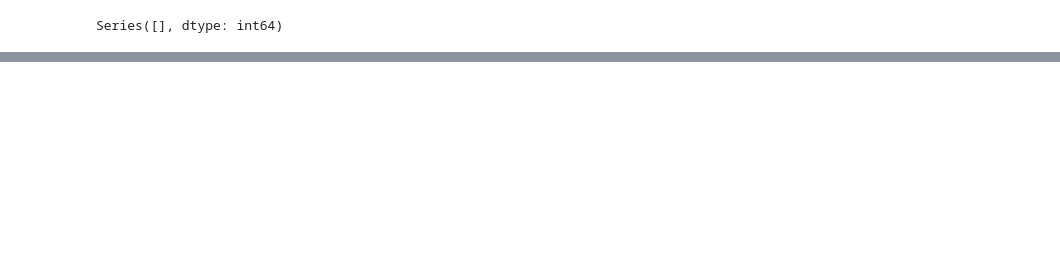
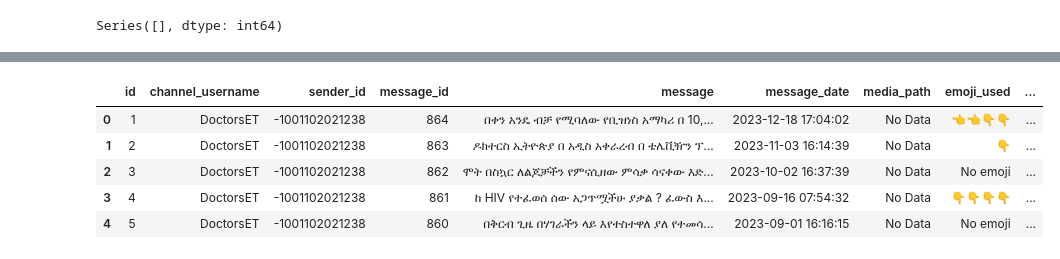
Before and after one commit to Nahom-ketsela/kaim-week-07, a Jupyter notebook: notebook/data_cleaning.ipynb, the cells around one changed output, grey strips where cells are left out. Saved outputs shown, nothing was run; the diff lists cells and outputs as text; code cells hidden in the pictures; blank space fills up the shorter version.

```diff
--- a/notebook/data_cleaning.ipynb
+++ b/notebook/data_cleaning.ipynb
@@ -70,0 +74,2 @@ save_cleaned_data(df_cleaned, "../data/cleaned_telegram_data.csv")
+# %%
+engine = get_db_connection()
@@ -70,0 +141,13 @@ save_cleaned_data(df_cleaned, "../data/cleaned_telegram_data.csv")
+# %%
+#verifying insert
+query = "SELECT * FROM telegram_messages LIMIT 5;"
+df_pg = pd.read_sql(query, engine)
+
+df_pg
+# %% [output]
+|  | id | channel_username | sender_id | message_id | message | message_date | media_path | emoji_used | ... |
+| 0 | 1 | DoctorsET | -1001102021238 | 864 | በቀን አንዴ ብቻ የሚባለው የቢዝነስ አማካሪ በ 10,... | 2023-12-18 17:04:02 | No Data | 👈👈👇👇 | ... |
+| 1 | 2 | DoctorsET | -1001102021238 | 863 | ዶክተርስ ኢትዮጵያ በ አዲስ አቀራረብ በ ቴሌቪዥን ፕ... | 2023-11-03 16:14:39 | No Data | 👇 | ... |
+| 2 | 3 | DoctorsET | -1001102021238 | 862 | ሞት በስኳር ለልጆቻችን የምናሲዘው ምሳቃ ሳናቀው እድ... | 2023-10-02 16:37:39 | No Data | No emoji | ... |
+| 3 | 4 | DoctorsET | -1001102021238 | 861 | ከ HIV የተፈወሰ ሰው አጋጥሟችሁ ያቃል ? ፈውስ እ... | 2023-09-16 07:54:32 | No Data | 👇👇👇👇 | ... |
+| 4 | 5 | DoctorsET | -1001102021238 | 860 | በቅርብ ጊዜ በሃገራችን ላይ እየተስተዋለ ያለ የተመሳ... | 2023-09-01 16:16:15 | No Data | No emoji | ... |
```
Also changed, not shown: parts of 11 cells of this notebook, 4 other files.
